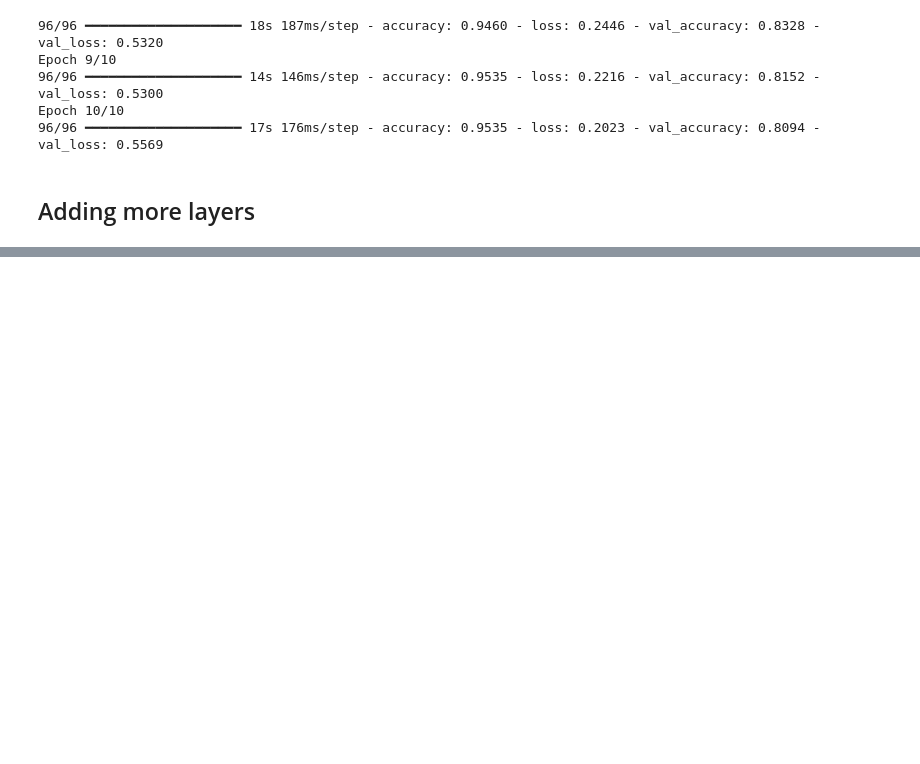
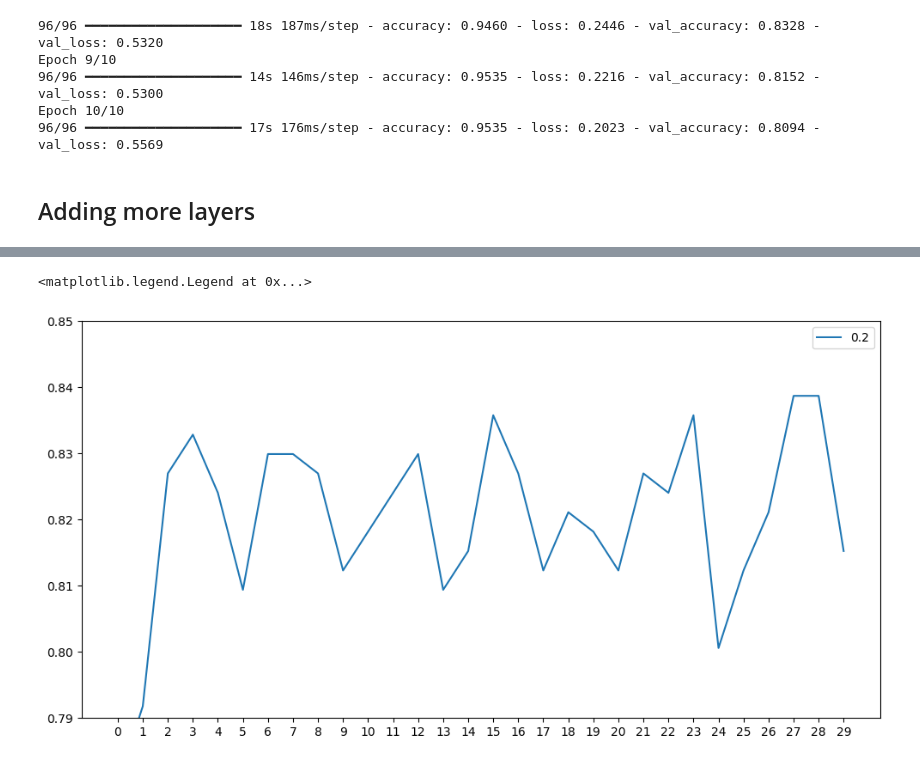
Before and after one commit to okellodaniel/image_classification_deeplearning, a Jupyter notebook: notebook.ipynb, the cells around one changed output, grey strips where cells are left out. Drawn from its saved outputs; the diff is of its cells as text; code cells hidden in the pictures; blank space fills up the shorter version.

```diff
--- a/notebook.ipynb
+++ b/notebook.ipynb
@@ -562,0 +824,4 @@ Fri Mar 14 01:43:53 2025
+# %%
+model = define_model_with_dense_inner()
+history = model.fit(train_ds,epochs=30,validation_data=val_ds)
+scores[droprate] = history.history
@@ -562,0 +846,10 @@ Fri Mar 14 01:43:53 2025
+# %%
+# plt.plot(history.history['accuracy'], label=0.5)
+plt.figure(figsize=(12,6))
+plt.plot(history.history['val_accuracy'],label=0.2)
+plt.ylim(0.79,0.85)
+plt.xticks(np.arange(0,30))
+plt.legend()
+# %% [output]
+<matplotlib.legend.Legend at 0x...>
+[figure, added]
```
Also changed, not shown: parts of 31 cells of this notebook, 4 other files.
